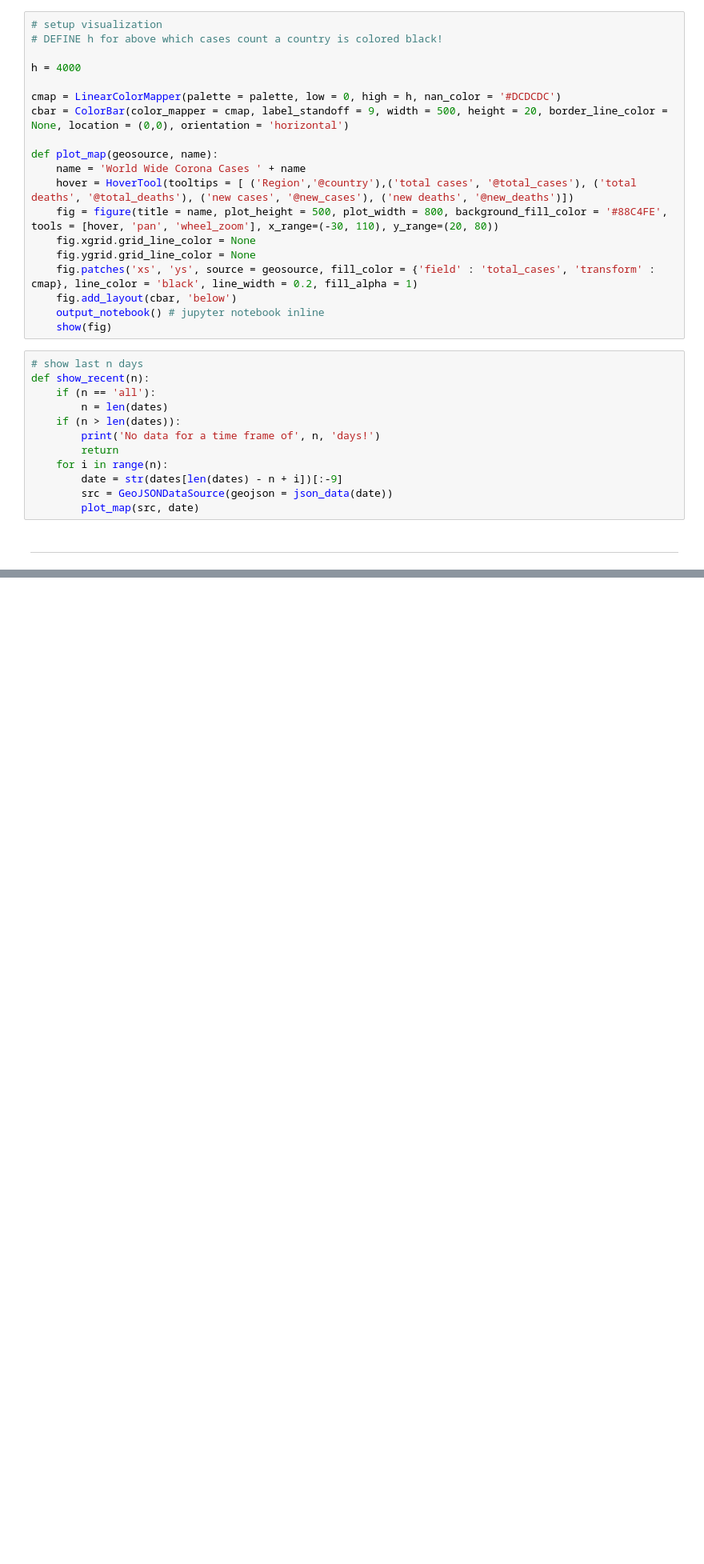
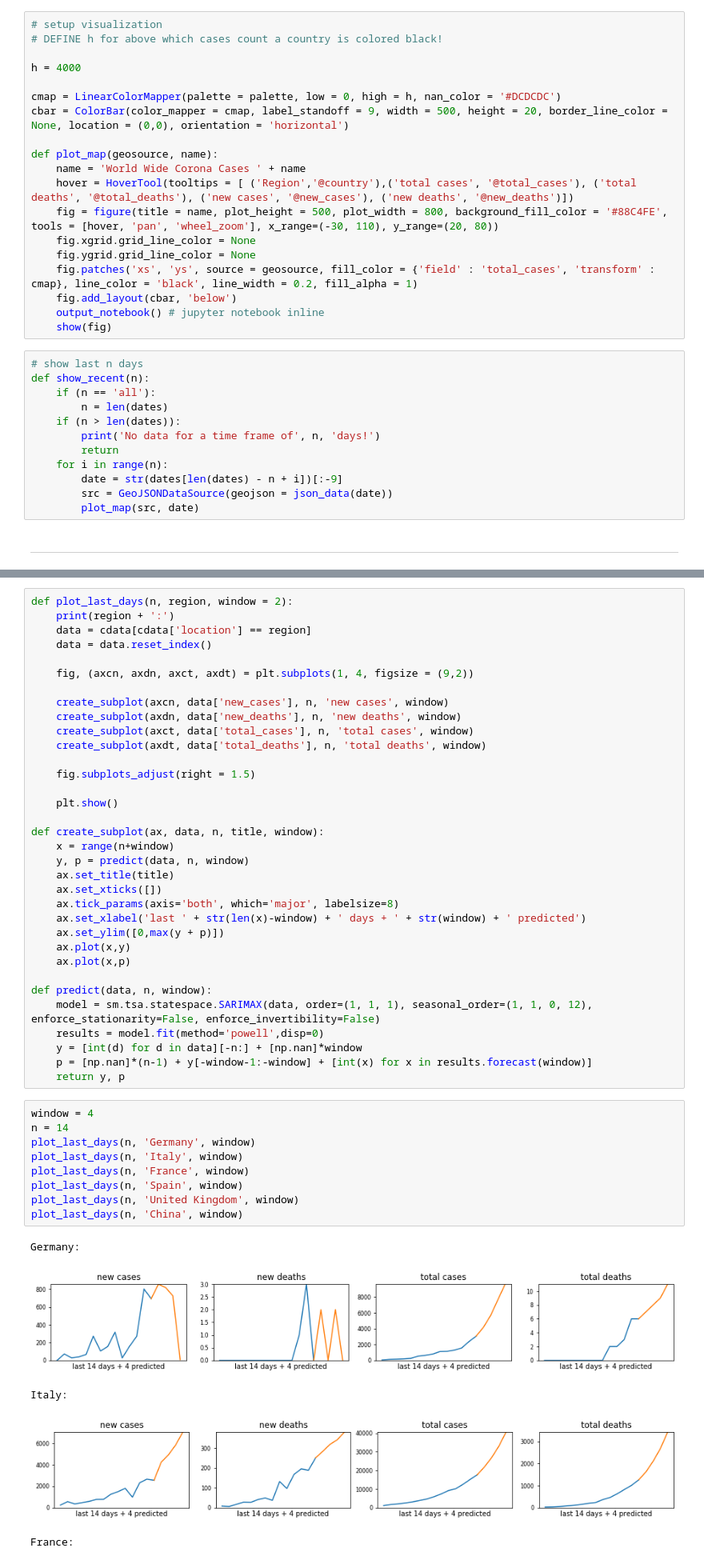
Before and after one commit to rndmbt/Covid-19-Visualization, a Jupyter notebook: covid-19-world.ipynb, the cells around one changed output, grey strips where cells are left out. Shown at 80% size. Drawn from its saved outputs; the diff is of its cells as text; blank space fills up the shorter version.

Commit message:
add prediction model

```diff
--- a/covid-19-world.ipynb
+++ b/covid-19-world.ipynb
@@ -119,0 +122,49 @@ Loading BokehJS ...
+# %%
+def plot_last_days(n, region, window = 2):
+    print(region + ':')
+    data = cdata[cdata['location'] == region]
+    data = data.reset_index()
+
+    fig, (axcn, axdn, axct, axdt) = plt.subplots(1, 4, figsize = (9,2))
+
+    create_subplot(axcn, data['new_cases'], n, 'new cases', window)
+    create_subplot(axdn, data['new_deaths'], n, 'new deaths', window)
+    create_subplot(axct, data['total_cases'], n, 'total cases', window)
+    create_subplot(axdt, data['total_deaths'], n, 'total deaths', window)
+
+    fig.subplots_adjust(right = 1.5)
+
+    plt.show()
+
+def create_subplot(ax, data, n, title, window):
+    x = range(n+window)
+    y, p = predict(data, n, window)
+    ax.set_title(title)
+    ax.set_xticks([])
+    ax.tick_params(axis='both', which='major', labelsize=8)
+    ax.set_xlabel('last ' + str(len(x)-window) + ' days + ' + str(window) + ' predicted')
+    ax.set_ylim([0,max(y + p)])
+    ax.plot(x,y)
+    ax.plot(x,p)
+
+def predict(data, n, window):
+    model = sm.tsa.statespace.SARIMAX(data, order=(1, 1, 1), seasonal_order=(1, 1, 0, 12), enforce_stationarity=False, enforce_invertibility=False)
+    results = model.fit(method='powell',disp=0)
+    y = [int(d) for d in data][-n:] + [np.nan]*window
+    p = [np.nan]*(n-1) + y[-window-1:-window] + [int(x) for x in results.forecast(window)]
+    return y, p
+# %%
+window = 4
+n = 14
+plot_last_days(n, 'Germany', window)
+plot_last_days(n, 'Italy', window)
+plot_last_days(n, 'France', window)
+plot_last_days(n, 'Spain', window)
+plot_last_days(n, 'United Kingdom', window)
+plot_last_days(n, 'China', window)
+# %% [output]
+Germany:
+[figure, added]
+Italy:
+[figure, added]
+France:
```
Also changed, not shown: parts of 4 cells of this notebook, 1 other file.
